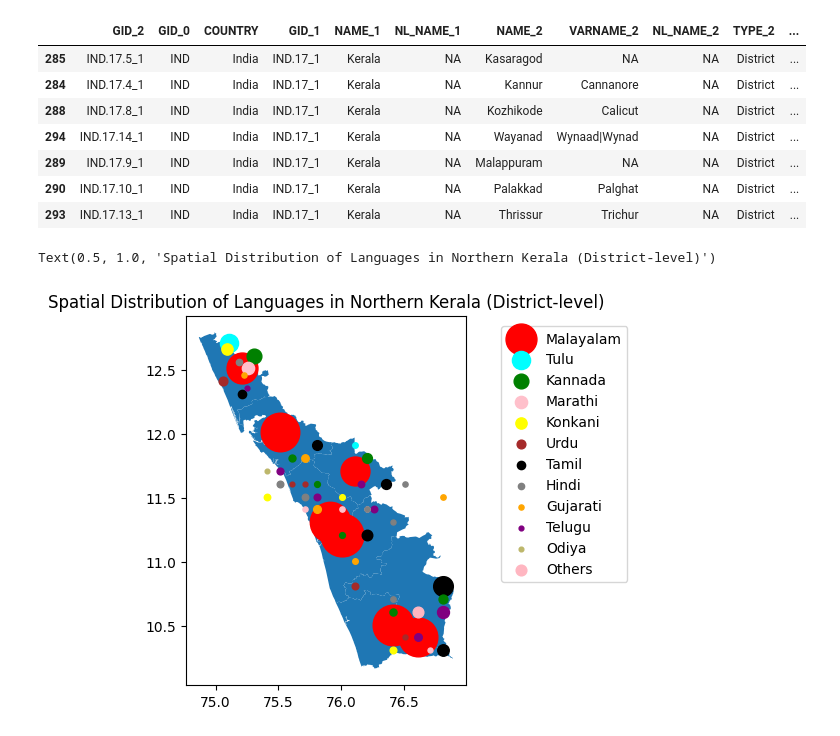
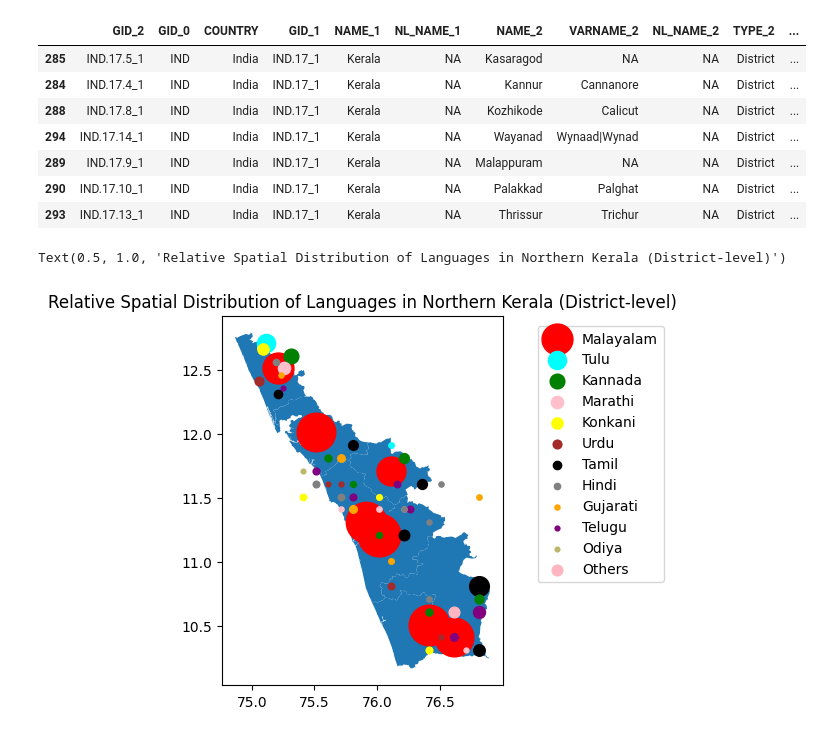
Before and after one commit to squishridyvi/Geographical-Distribution-Mapping-of-Dravidian-Languages-, a Jupyter notebook: Geographical Distribution of Dravidian Languages.ipynb, the cells around one changed output. Saved outputs shown, nothing was run; the diff lists cells and outputs as text; code cells hidden in the pictures.

Commit message:
Add files via upload
added Ernakulam district data

```diff
--- a/Geographical Distribution of Dravidian Languages.ipynb
+++ b/Geographical Distribution of Dravidian Languages.ipynb
@@ -384,6 +384,7 @@ color_map = {
     "Gujarati": "orange",
     "Telugu": "purple",
     "Odiya": "darkkhaki",
+    "English": "teal",
     "Others": "lightpink"
 
 }
@@ -723,33 +724,33 @@ seen_languages = set()
 
 fig, ax = plt.subplots()
 #kerala = districts[(districts["NAME_1"] =="Kerala") & (districts["NAME_2"].isin(upper_half_districts))]
 # kerala.plot()
 
 upper_half_districts.plot(ax=ax)
 # for each dataframe (df_kasara, df_kannur)
 for dataframe in upper_half_df:
     # for each language in that dataframe's language column
     for index, row in dataframe.iterrows():
 
         # create the scatterplot
         lang = row["language"]
         ## checking if this is a new language
         if lang not in seen_languages:
             seen_languages.add(lang)
             label = lang
         else:
             label = ""
 
 
         color = color_map[lang]
         longitude = row["longitude"]
         latitude = row["latitude"]
         speakers = row["speakers"]
 
         ax.scatter(longitude + .01, latitude + .01, s=np.sqrt(speakers) * .5, color=color, label=label)
 
 ax.legend(bbox_to_anchor=(1.1, .99))
-ax.set_title("Spatial Distribution of Languages in Northern Kerala (District-level)", fontsize=12)
+ax.set_title("Relative Spatial Distribution of Languages in Northern Kerala (District-level)", fontsize=12)
 # %% [output]
-Text(0.5, 1.0, 'Spatial Distribution of Languages in Northern Kerala (District-level)')
+Text(0.5, 1.0, 'Relative Spatial Distribution of Languages in Northern Kerala (District-level)')
-[figure, old version]
+[figure, new version]
```
Also changed, not shown: parts of 6 cells of this notebook.
